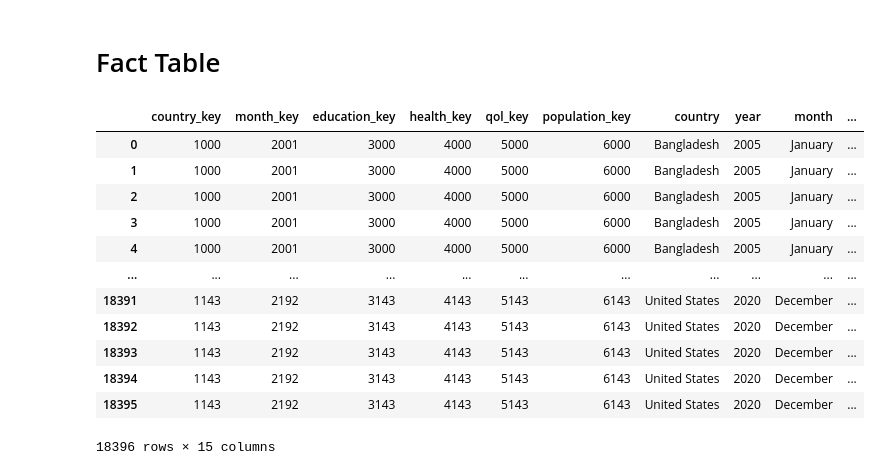
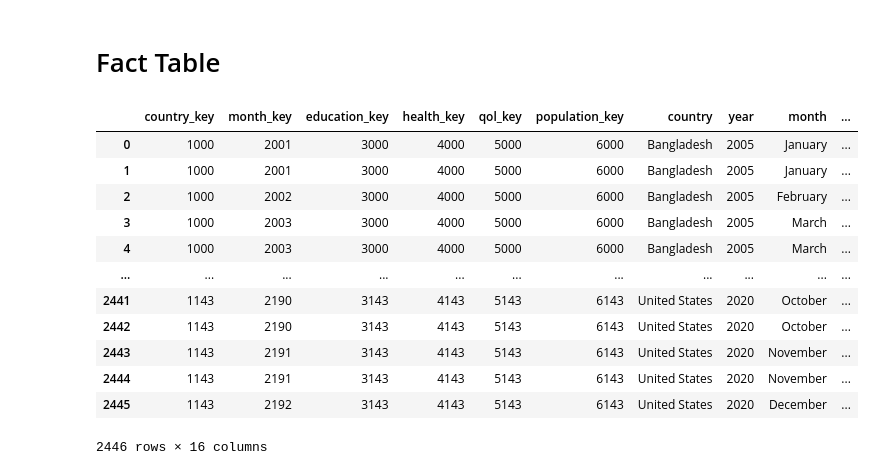
Before and after one commit to angusryoung/CSI4142-world-health-project, a Jupyter notebook: CSI4142.ipynb, the cells around one changed output. Drawn from its saved outputs; the diff is of its cells as text; code cells hidden in the pictures.

```diff
--- a/CSI4142.ipynb
+++ b/CSI4142.ipynb
@@ -177,7 +177,7 @@ hnp_data.head()
 # %%
 
 education_df = pd.DataFrame(
-    columns = ["surr_year","surr_country","education_key", "literacy_rate_percent_m_15-24","literacy_rate_percent_15-24","literacy_rate_percent_f_15-plus","literacy_rate_percent_m_15-plus","literacy_percent_15-plus","primary_completion_rate_percent_f","primary_completion_rate_percent_m","primary_completion_rate_percent","primary_enroll_rate_percent_gross","pimary_enroll_rate_percent_gross_f","pimary_enroll_rate_percent_gross_m","primary_enroll_rate_percent_net","primary_enroll_rate_percent_net_f","primary_enroll_rate_percent_net_m","secondary_enroll_rate_percent_gross","secondary_enroll_rate_percent_gross_f","secondary_enroll_rate_percent_gross_m","secondary_enroll_rate_percent_net","secondary_enroll_rate_percent_net_f","secondary_enroll_rate_percent_net_m","tertiary_enroll_rate_percent_gross","spending_education_percent_gdp"]
+    columns = ["surr_year","surr_country","education_key", "literacy_rate_percent_m_15_24","literacy_rate_percent_15_24","literacy_rate_percent_f_15_plus","literacy_rate_percent_m_15_plus","literacy_percent_15_plus","primary_completion_rate_percent_f","primary_completion_rate_percent_m","primary_completion_rate_percent","primary_enroll_rate_percent_gross","pimary_enroll_rate_percent_gross_f","pimary_enroll_rate_percent_gross_m","primary_enroll_rate_percent_net","primary_enroll_rate_percent_net_f","primary_enroll_rate_percent_net_m","secondary_enroll_rate_percent_gross","secondary_enroll_rate_percent_gross_f","secondary_enroll_rate_percent_gross_m","secondary_enroll_rate_percent_net","secondary_enroll_rate_percent_net_f","secondary_enroll_rate_percent_net_m","tertiary_enroll_rate_percent_gross","spending_education_percent_gdp"]
 )
 # %%
 country_list = ["Bangladesh", "Canada", "Chad", "Guinea", "Indonesia", "Mexico", "Philippines", "Togo", "United States"]
@@ -671,7 +671,7 @@ pop_df
 ## Event
 # %%
 event_dimension_df = pd.DataFrame(
-    columns=["Event_key", "Surrogate_year", "Surrogate_country", "Name", "Disaster_group", "Disaster_subgroup", "Disaster_type", "Start_date", "End_date", "Start_month", "End_month", "Total_deaths", "Num_injured"]
+    columns=["Event_key", "Surrogate_year", "Surrogate_endMonth", "Surrogate_country", "Name", "Disaster_group", "Disaster_subgroup", "Disaster_type", "Start_date", "End_date", "Start_month", "End_month", "Total_deaths", "Num_injured"]
 )
 
 # CSV file of HNP country dimension statistics
@@ -696,6 +696,23 @@ raw_event_data = raw_event_data.rename(
         'No Injured': 'Injured'
     }
 )
+
+# Create a dictionary for surrogate month
+dict_month = {
+    1: "January",
+    2: "February",
+    3: "March",
+    4: "April",
+    5: "May",
+    6: "June",
+    7: "July",
+    8: "August",
+    9: "September",
+    10: "October",
+    11: "November",
+    12: "December"
+}
+
 
 # Method to determine NaN value
 def is_nan(x):
@@ -722,7 +739,9 @@ for y in col_id:
     event_row['Disaster_type'] = raw_event_data.loc[(raw_event_data.Id == y), 'Type'].values[0]
     event_row['Name'] = raw_event_data.loc[(raw_event_data.Id == y), 'Name'].values[0]
     event_row['Start_month'] = raw_event_data.loc[(raw_event_data.Id == y), 'sMonth'].values[0]
-    event_row['End_month'] = raw_event_data.loc[(raw_event_data.Id == y), 'eMonth'].values[0]
+    tmp_mon = raw_event_data.loc[(raw_event_data.Id == y), 'eMonth'].values[0]
+    event_row['End_month'] = tmp_mon
+    event_row['Surrogate_endMonth'] = dict_month[tmp_mon]
 
     sd = raw_event_data.loc[(raw_event_data.Id == y), 'sDay'].values[0]
     if is_nan(sd) :
@@ -740,6 +759,8 @@ for y in col_id:
             event_row['End_date'] = 28
     else:
         event_row['End_date'] = ed
+
+
 
     num_death = raw_event_data.loc[(raw_event_data.Id == y), 'Death'].values[0]
     if is_nan(num_death) :
@@ -763,6 +784,7 @@ event_null_key = x
 event_row['Event_key'] = event_null_key
 event_row['Surrogate_year'] = 0
 event_row['Surrogate_country'] = ''
+event_row['Surrogate_endMonth'] = ''
 event_row['Disaster_group'] = ''
 event_row['Disaster_subgroup'] = ''
 event_row['Disaster_type'] = ''
@@ -885,27 +907,27 @@ for country in country_list:
 # %%
 events = event_dimension_df.drop(['Name','Disaster_group','Disaster_subgroup','Disaster_type','Start_date','End_date','Start_month','End_month','Total_deaths','Num_injured'], axis=1)
 events['Surrogate_year'] = events['Surrogate_year'].astype(str)
-fact_table = pd.merge(fact_table_df, events,  how='left', left_on=['year','country'], right_on = ['Surrogate_year','Surrogate_country'])
+fact_table = pd.merge(fact_table_df, events,  how='left', left_on=['year','country','month'], right_on = ['Surrogate_year','Surrogate_country','Surrogate_endMonth'])
 
 for idx, row in fact_table.iterrows():
     if pd.isna(row.Event_key):
         fact_table.iat[idx,12] = 2523
 
 fact_table
 # %% [output]
 |  | country_key | month_key | education_key | health_key | qol_key | population_key | country | year | month | ... |
 | 0 | 1000 | 2001 | 3000 | 4000 | 5000 | 6000 | Bangladesh | 2005 | January | ... |
 | 1 | 1000 | 2001 | 3000 | 4000 | 5000 | 6000 | Bangladesh | 2005 | January | ... |
-| 2 | 1000 | 2001 | 3000 | 4000 | 5000 | 6000 | Bangladesh | 2005 | January | ... |
-| 3 | 1000 | 2001 | 3000 | 4000 | 5000 | 6000 | Bangladesh | 2005 | January | ... |
-| 4 | 1000 | 2001 | 3000 | 4000 | 5000 | 6000 | Bangladesh | 2005 | January | ... |
+| 2 | 1000 | 2002 | 3000 | 4000 | 5000 | 6000 | Bangladesh | 2005 | February | ... |
+| 3 | 1000 | 2003 | 3000 | 4000 | 5000 | 6000 | Bangladesh | 2005 | March | ... |
+| 4 | 1000 | 2003 | 3000 | 4000 | 5000 | 6000 | Bangladesh | 2005 | March | ... |
 | ... | ... | ... | ... | ... | ... | ... | ... | ... | ... | ... |
-| 18391 | 1143 | 2192 | 3143 | 4143 | 5143 | 6143 | United States | 2020 | December | ... |
-| 18392 | 1143 | 2192 | 3143 | 4143 | 5143 | 6143 | United States | 2020 | December | ... |
-| 18393 | 1143 | 2192 | 3143 | 4143 | 5143 | 6143 | United States | 2020 | December | ... |
-| 18394 | 1143 | 2192 | 3143 | 4143 | 5143 | 6143 | United States | 2020 | December | ... |
-| 18395 | 1143 | 2192 | 3143 | 4143 | 5143 | 6143 | United States | 2020 | December | ... |
+| 2441 | 1143 | 2190 | 3143 | 4143 | 5143 | 6143 | United States | 2020 | October | ... |
+| 2442 | 1143 | 2190 | 3143 | 4143 | 5143 | 6143 | United States | 2020 | October | ... |
+| 2443 | 1143 | 2191 | 3143 | 4143 | 5143 | 6143 | United States | 2020 | November | ... |
+| 2444 | 1143 | 2191 | 3143 | 4143 | 5143 | 6143 | United States | 2020 | November | ... |
+| 2445 | 1143 | 2192 | 3143 | 4143 | 5143 | 6143 | United States | 2020 | December | ... |
-18396 rows × 15 columns
+2446 rows × 16 columns
 # %%
 # Removing surrogate keys
 country_dimension_df = country_dimension_df.drop(['Surrogate_year'], axis=1)
```
Also changed, not shown: parts of 5 cells of this notebook, 3 other files.
